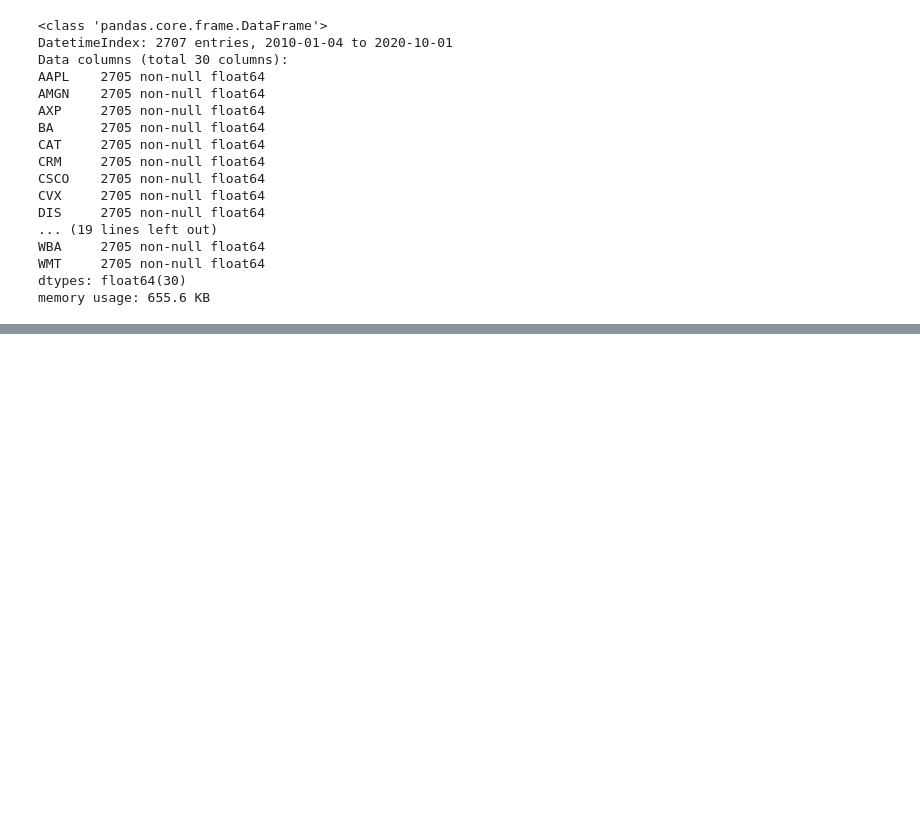
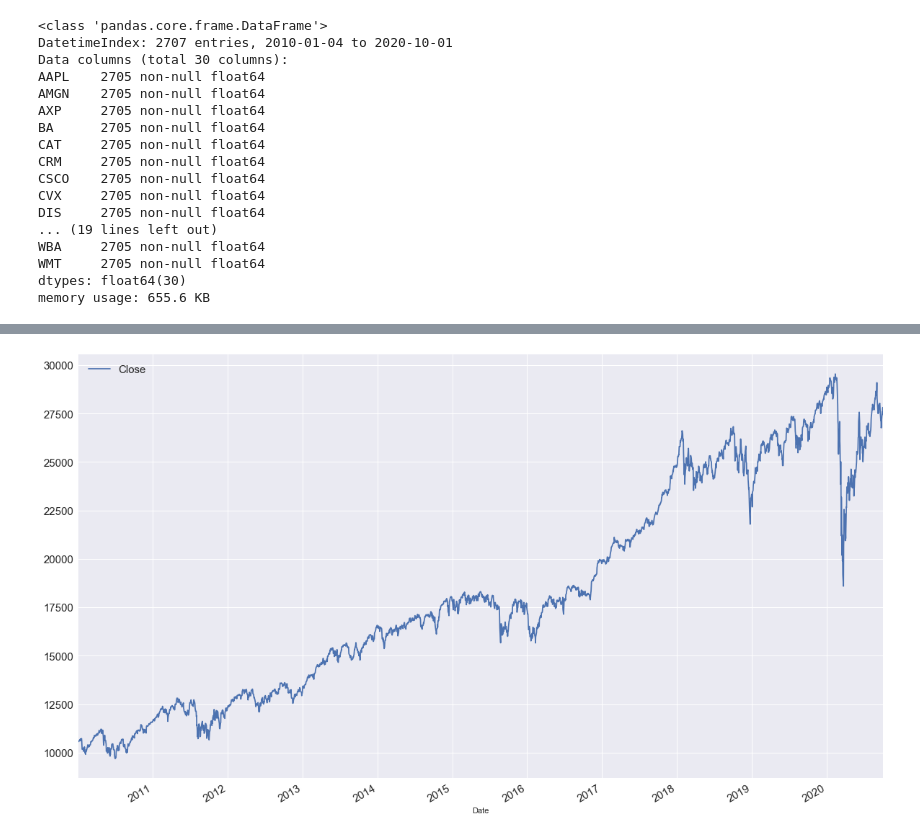
Before and after one commit to Dantarshi/DJI--Trading-Strategies-, a Jupyter notebook: DJI Strategy.ipynb, the cells around one changed output, grey strips where cells are left out. Drawn from its saved outputs; the diff is of its cells as text; code cells hidden in the pictures; blank space fills up the shorter version.

```diff
--- a/DJI Strategy.ipynb
+++ b/DJI Strategy.ipynb
@@ -373,0 +402,3 @@ memory usage: 655.6 KB
+# %%
+# changing data to dataframe for easier fuctionality
+df_dji = dji["Close"].to_frame()
@@ -373,0 +437,8 @@ memory usage: 655.6 KB
+# %%
+# plotting the data
+plt.style.use("seaborn")
+df_dji.plot(figsize = (20, 12), fontsize = 15)
+plt.legend(fontsize = 15)
+plt.show()
+# %% [output]
+[figure, added]
```
Also changed, not shown: parts of 8 cells of this notebook.
